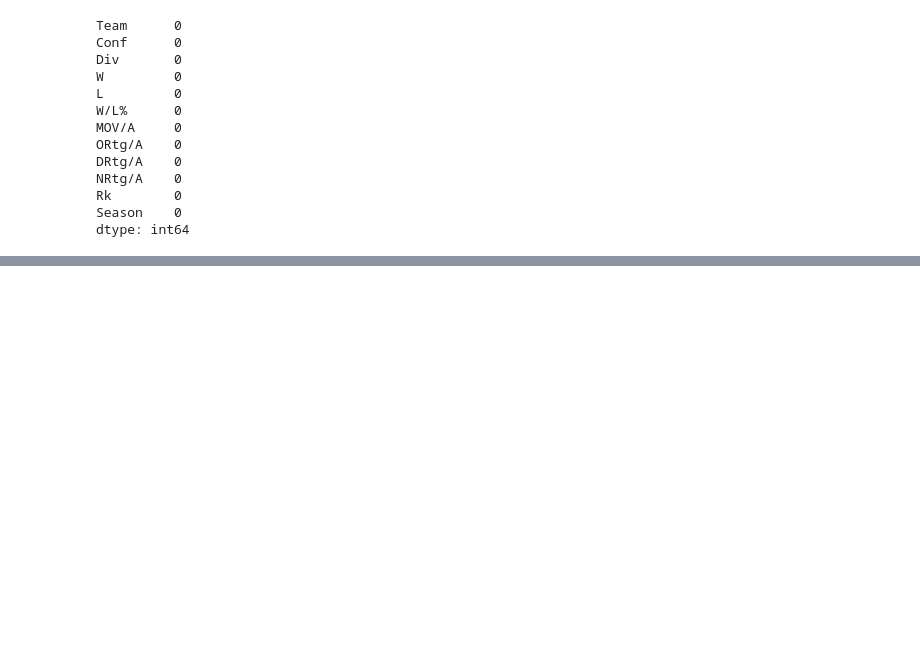
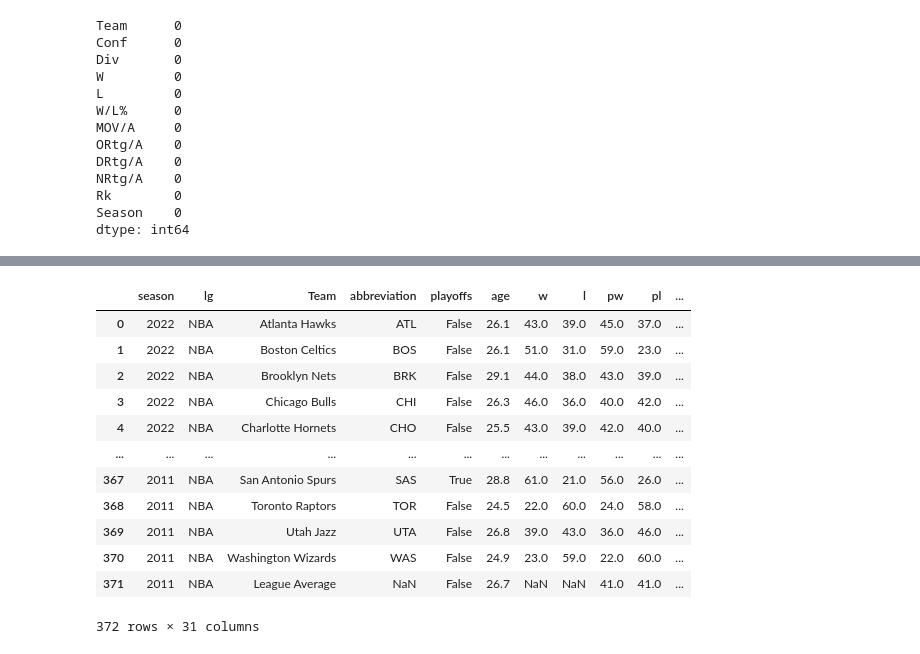
Before and after one commit to friedfab/ProjectDataScience, a Jupyter notebook: scraping.ipynb, the cells around one changed output, grey strips where cells are left out. Saved outputs shown, nothing was run; the diff lists cells and outputs as text; code cells hidden in the pictures; blank space fills up the shorter version.

```diff
--- a/scraping.ipynb
+++ b/scraping.ipynb
@@ -432,0 +457,23 @@ dtype: int64
+# %%
+#excluding all years which are before 2011 since we want to integrate the two data frames (scrapped df & CSV df)
+#df3[(df3.season <= 2022) & (df3.season >= 2011)]
+
+df4 = df3.drop(df3[df3.season < 2011].index)
+
+df4 = df4.rename(columns = {'team':'Team'})
+
+df4
+# %% [output]
+|  | season | lg | Team | abbreviation | playoffs | age | w | l | pw | pl | ... |
+| 0 | 2022 | NBA | Atlanta Hawks | ATL | False | 26.1 | 43.0 | 39.0 | 45.0 | 37.0 | ... |
+| 1 | 2022 | NBA | Boston Celtics | BOS | False | 26.1 | 51.0 | 31.0 | 59.0 | 23.0 | ... |
+| 2 | 2022 | NBA | Brooklyn Nets | BRK | False | 29.1 | 44.0 | 38.0 | 43.0 | 39.0 | ... |
+| 3 | 2022 | NBA | Chicago Bulls | CHI | False | 26.3 | 46.0 | 36.0 | 40.0 | 42.0 | ... |
+| 4 | 2022 | NBA | Charlotte Hornets | CHO | False | 25.5 | 43.0 | 39.0 | 42.0 | 40.0 | ... |
+| ... | ... | ... | ... | ... | ... | ... | ... | ... | ... | ... | ... |
+| 367 | 2011 | NBA | San Antonio Spurs | SAS | True | 28.8 | 61.0 | 21.0 | 56.0 | 26.0 | ... |
+| 368 | 2011 | NBA | Toronto Raptors | TOR | False | 24.5 | 22.0 | 60.0 | 24.0 | 58.0 | ... |
+| 369 | 2011 | NBA | Utah Jazz | UTA | False | 26.8 | 39.0 | 43.0 | 36.0 | 46.0 | ... |
+| 370 | 2011 | NBA | Washington Wizards | WAS | False | 24.9 | 23.0 | 59.0 | 22.0 | 60.0 | ... |
+| 371 | 2011 | NBA | League Average | NaN | False | 26.7 | NaN | NaN | 41.0 | 41.0 | ... |
+372 rows × 31 columns
```
Also changed, not shown: parts of 4 cells of this notebook.
